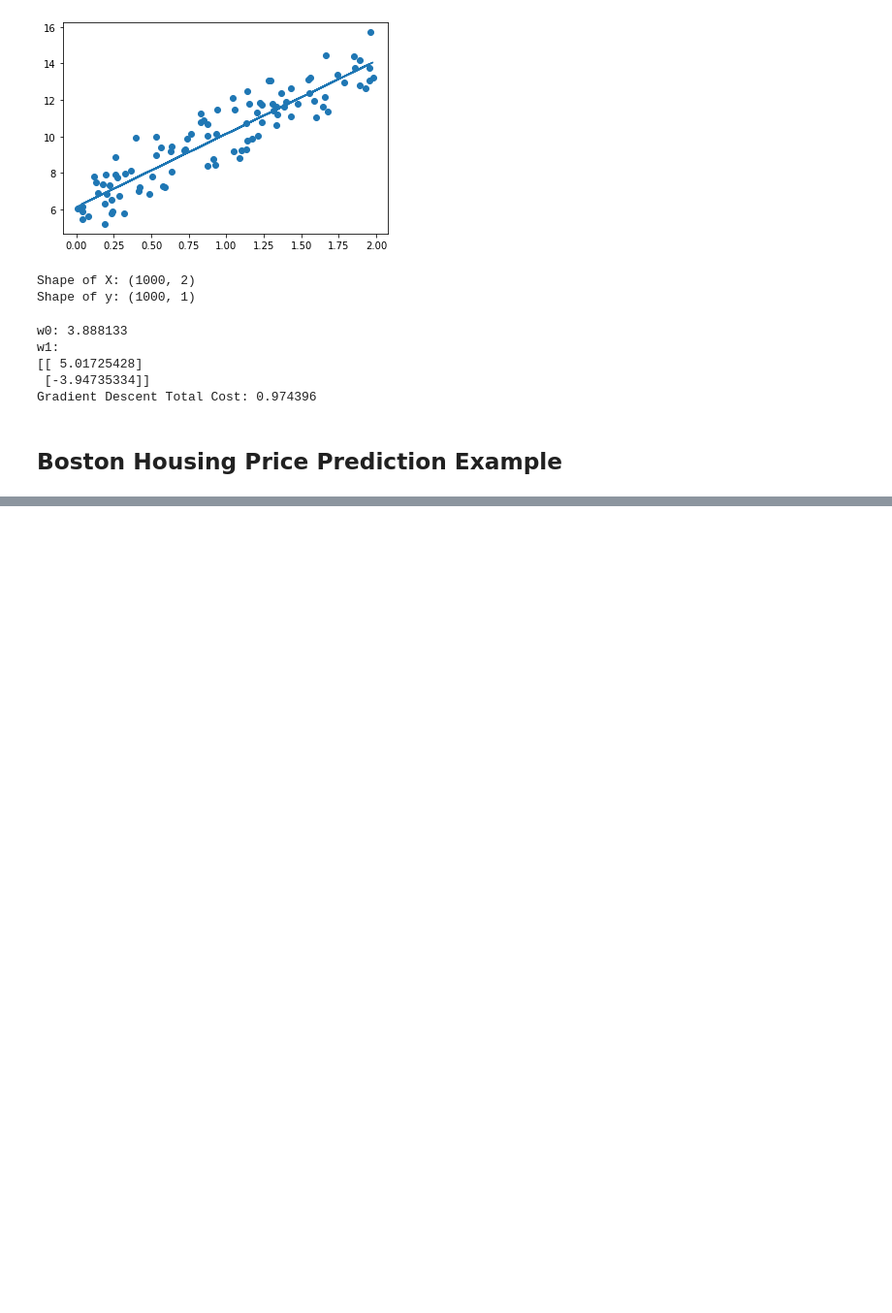
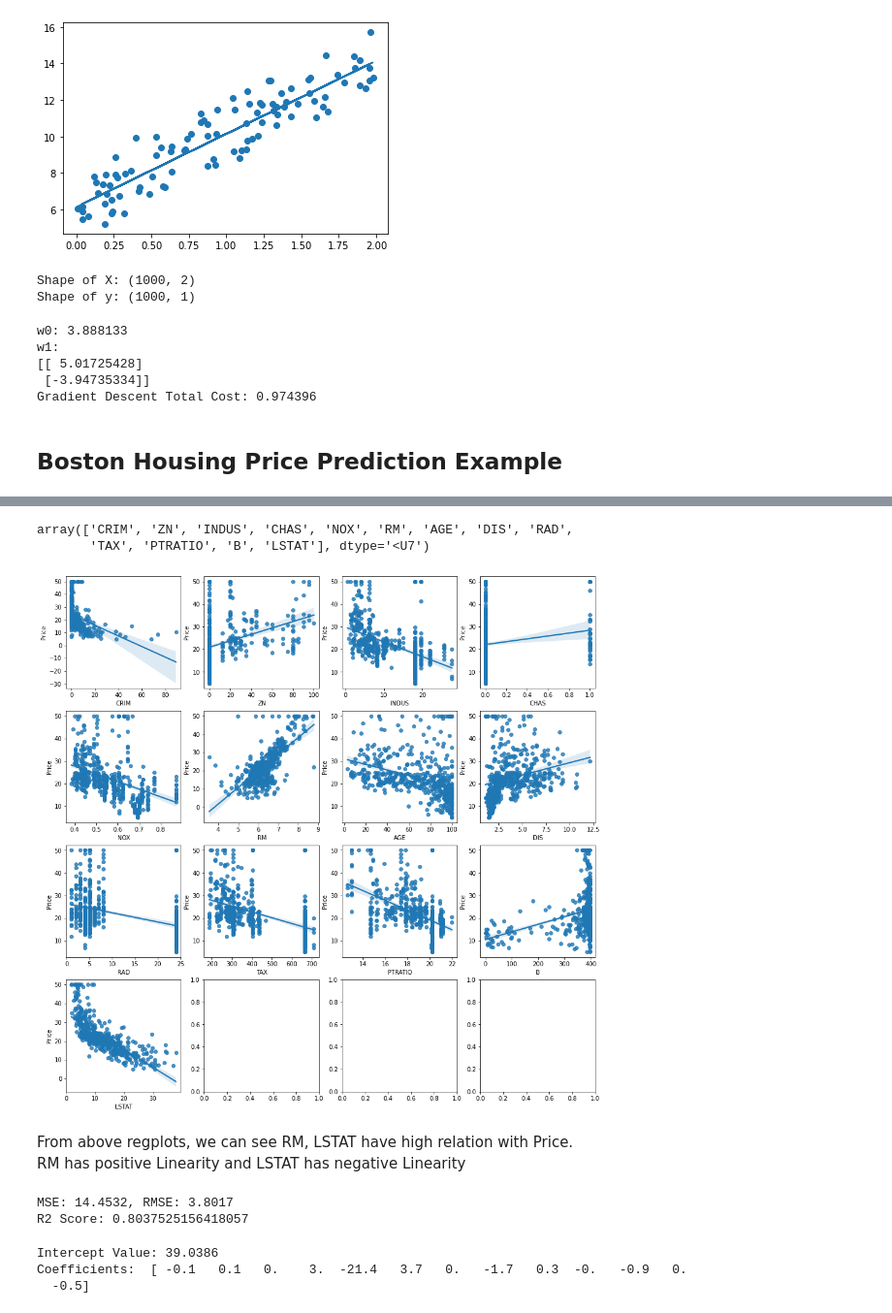
Before and after one commit to Yubin-Hong/python_machine_learning_guide, a Jupyter notebook: 5-1~4_Regression_GradientDescent_Boston.ipynb, the cells around one changed output, grey strips where cells are left out. Shown at 97% size. Saved outputs shown, nothing was run; the diff lists cells and outputs as text; code cells hidden in the pictures; blank space fills up the shorter version.

```diff
--- a/5-1~4_Regression_GradientDescent_Boston.ipynb
+++ b/5-1~4_Regression_GradientDescent_Boston.ipynb
@@ -168,0 +196,13 @@ Gradient Descent Total Cost: 0.974396
+# %%
+from sklearn.datasets import load_boston
+from sklearn.metrics import mean_absolute_error, mean_squared_error, r2_score
+from sklearn.model_selection import train_test_split
+from sklearn.linear_model import LinearRegression
+
+import numpy as np
+import pandas as pd
+import matplotlib.pyplot as plt
+import seaborn as sns
+%matplotlib inline
+
+boston = load_boston()
@@ -168,0 +247,5 @@ Gradient Descent Total Cost: 0.974396
+# %%
+boston_df = pd.DataFrame(boston.data, columns=boston.feature_names)
+boston_df['Price'] = boston.target
+print('Shape of Boston Housing Dataset:', boston_df.shape)
+boston_df.head()
@@ -168,0 +280,45 @@ Gradient Descent Total Cost: 0.974396
+# %%
+boston.feature_names
+# %% [output]
+array(['CRIM', 'ZN', 'INDUS', 'CHAS', 'NOX', 'RM', 'AGE', 'DIS', 'RAD',
+       'TAX', 'PTRATIO', 'B', 'LSTAT'], dtype='<U7')
+# %%
+# Make subplots(3 rows and 4 cols)
+fig, axs = plt.subplots(figsize=(16,16), ncols=4, nrows=4)
+features = boston.feature_names
+for i, feature in enumerate(features):
+    row = int(i/4)
+    col = i%4
+    sns.regplot(x=feature, y='Price', data=boston_df, ax=axs[row][col])
+# %% [output]
+[figure, added]
+# %% [markdown]
+From above regplots, we can see RM, LSTAT have high relation with Price.
+RM has positive Linearity and LSTAT has negative Linearity
+# %%
+y_target= boston_df['Price']
+x_features = boston_df.drop(['Price'], axis=1, inplace=False)
+
+X_train, X_test, y_train, y_test = train_test_split(x_features, y_target, test_size=0.3)
+
+# Start Linear Regression
+LR = LinearRegression()
+LR.fit(X_train, y_train)
+y_preds = LR.predict(X_test)
+
+mse = mean_squared_error(y_test, y_preds)
+rmse = np.sqrt(mse)
+R_squared = r2_score(y_test, y_preds)
+
+print('MSE: {:.4f}, RMSE: {:.4f}'.format(mse, rmse))
+print('R2 Score: {}'.format(R_squared))
+# %% [output]
+MSE: 14.4532, RMSE: 3.8017
+R2 Score: 0.8037525156418057
+# %%
+print('Intercept Value: {:.4f}'.format(LR.intercept_))
+print('Coefficients: ', np.round(LR.coef_, 1))
+# %% [output]
+Intercept Value: 39.0386
+Coefficients:  [ -0.1   0.1   0.    3.  -21.4   3.7   0.   -1.7   0.3  -0.   -0.9   0.
+  -0.5]
```
Also changed, not shown: parts of 13 cells of this notebook.
